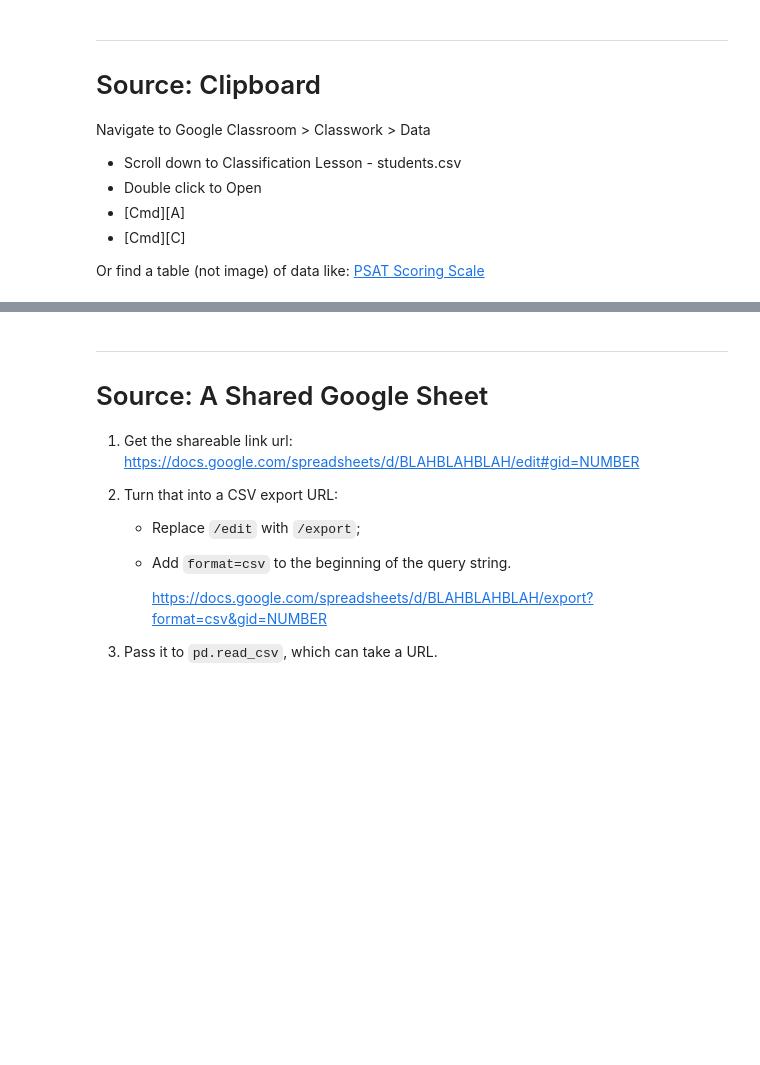
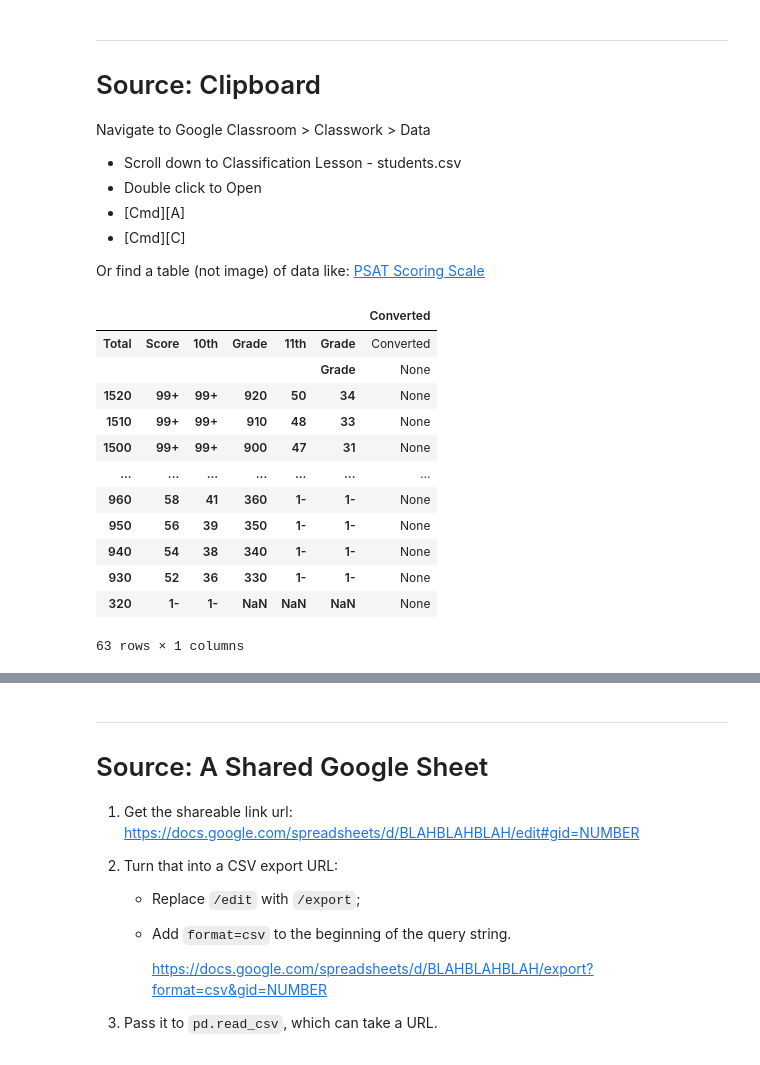
Before and after one commit to CodeupClassroom/pagel-classification-exercises, a Jupyter notebook: classification_lesson.ipynb, the cells around one changed output, grey strips where cells are left out. Saved outputs shown, nothing was run; the diff lists cells and outputs as text; code cells hidden in the pictures; blank space fills up the shorter version.

```diff
--- a/classification_lesson.ipynb
+++ b/classification_lesson.ipynb
@@ -42,3 +50,19 @@ Navigate to Google Classroom > Classwork > Data
 - [Cmd][C]
 
 Or find a table (not image) of data like: <a href = "https://www.testmasters.net/PsatAbout/Scoring-Scale">PSAT Scoring Scale</a>
+# %%
+pd.read_clipboard()
+# %% [output]
+|  |  |  |  |  |  | Converted |
+| Total | Score | 10th | Grade | 11th | Grade | Converted |
+|  |  |  |  |  | Grade | None |
+| 1520 | 99+ | 99+ | 920 | 50 | 34 | None |
+| 1510 | 99+ | 99+ | 910 | 48 | 33 | None |
+| 1500 | 99+ | 99+ | 900 | 47 | 31 | None |
+| ... | ... | ... | ... | ... | ... | ... |
+| 960 | 58 | 41 | 360 | 1- | 1- | None |
+| 950 | 56 | 39 | 350 | 1- | 1- | None |
+| 940 | 54 | 38 | 340 | 1- | 1- | None |
+| 930 | 52 | 36 | 330 | 1- | 1- | None |
+| 320 | 1- | 1- | NaN | NaN | NaN | None |
+63 rows × 1 columns
```
Also changed, not shown: parts of 25 cells of this notebook, 1 other file.
